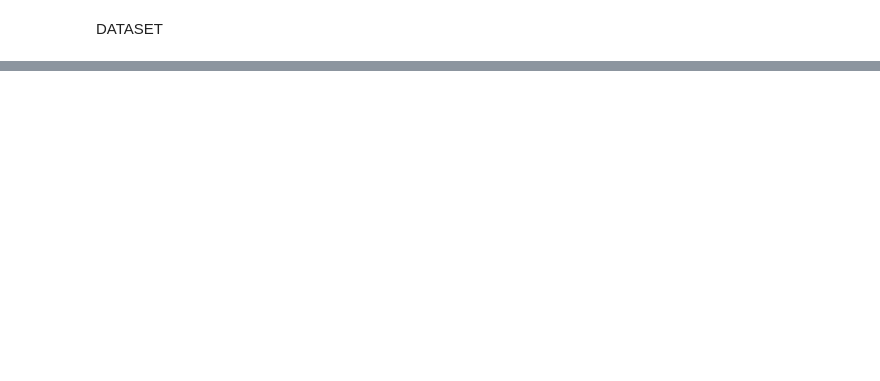
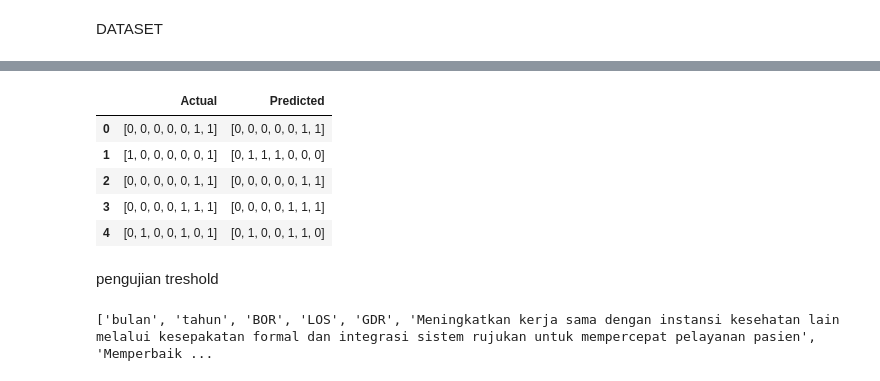
Before and after one commit to rahmahsf/projekta, a Jupyter notebook: perhitungan_indikator_bor,los,gdr (1).ipynb, the cells around one changed output, grey strips where cells are left out. Cells and saved outputs as stored; diff of their text form; code cells hidden in the pictures; blank space fills up the shorter version.

```diff
--- a/perhitungan_indikator_bor,los,gdr (1).ipynb
+++ b/perhitungan_indikator_bor,los,gdr (1).ipynb
@@ -494,0 +483,32 @@ df_kasus.to_sql(
+# %%
+X_train, X_test, y_train, y_test = train_test_split(
+    X, y, test_size=0.3, random_state=42
+)
+# %%
+def euclidean_distance(a, b):
+    return np.sqrt(np.sum((a - b)**2))
+# %%
+def cbr_predict(X_train, y_train, X_test):
+    predictions = []
+
+    for i in range(len(X_test)):
+        test_case = X_test.iloc[i].values
+
+        distances = []
+
+        # bandingkan ke semua data training
+        for j in range(len(X_train)):
+            train_case = X_train.iloc[j].values
+            dist = euclidean_distance(test_case, train_case)
+            distances.append(dist)
+
+        # ambil index paling mirip
+        nearest_index = np.argmin(distances)
+
+        # ambil solusi (label)
+        pred_label = y_train.iloc[nearest_index].values
+        predictions.append(pred_label)
+
+    return np.array(predictions)
+# %%
+y_pred = cbr_predict(X_train, y_train, X_test)
@@ -494,0 +520,22 @@ df_kasus.to_sql(
+# %%
+hasil_df = pd.DataFrame({
+    'Actual': list(y_test.values),
+    'Predicted': list(y_pred)
+})
+
+hasil_df.head()
+# %% [output]
+|  | Actual | Predicted |
+| 0 | [0, 0, 0, 0, 0, 1, 1] | [0, 0, 0, 0, 0, 1, 1] |
+| 1 | [1, 0, 0, 0, 0, 0, 1] | [0, 1, 1, 1, 0, 0, 0] |
+| 2 | [0, 0, 0, 0, 0, 1, 1] | [0, 0, 0, 0, 0, 1, 1] |
+| 3 | [0, 0, 0, 0, 1, 1, 1] | [0, 0, 0, 0, 1, 1, 1] |
+| 4 | [0, 1, 0, 0, 1, 0, 1] | [0, 1, 0, 0, 1, 1, 0] |
+# %% [markdown]
+pengujian treshold
+# %%
+df_merge.columns = df_merge.columns.str.strip()
+
+print(df_merge.columns.tolist())
+# %% [output]
+['bulan', 'tahun', 'BOR', 'LOS', 'GDR', 'Meningkatkan kerja sama dengan instansi kesehatan lain melalui kesepakatan formal dan integrasi sistem rujukan untuk mempercepat pelayanan pasien', 'Memperbaik ...
```
Also changed, not shown: parts of 23 cells of this notebook, 10 other files.
